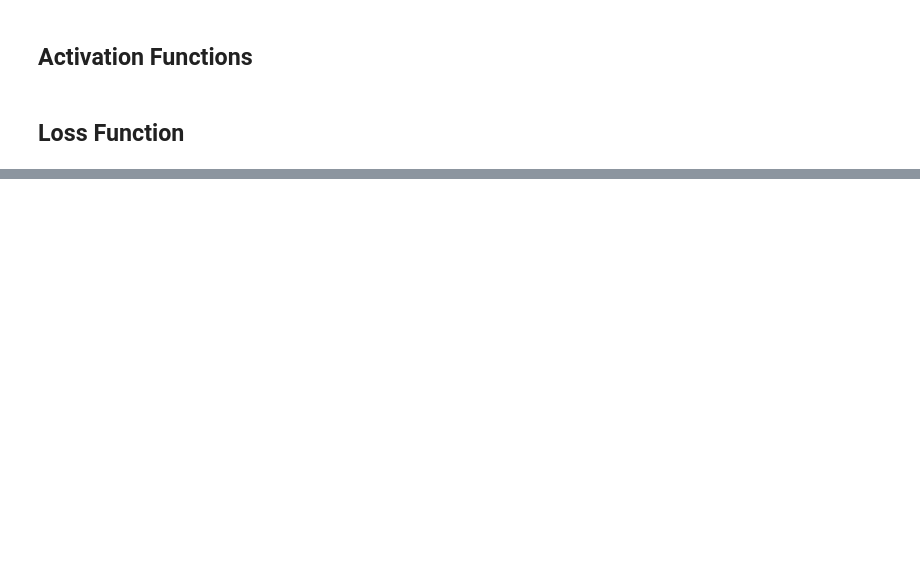
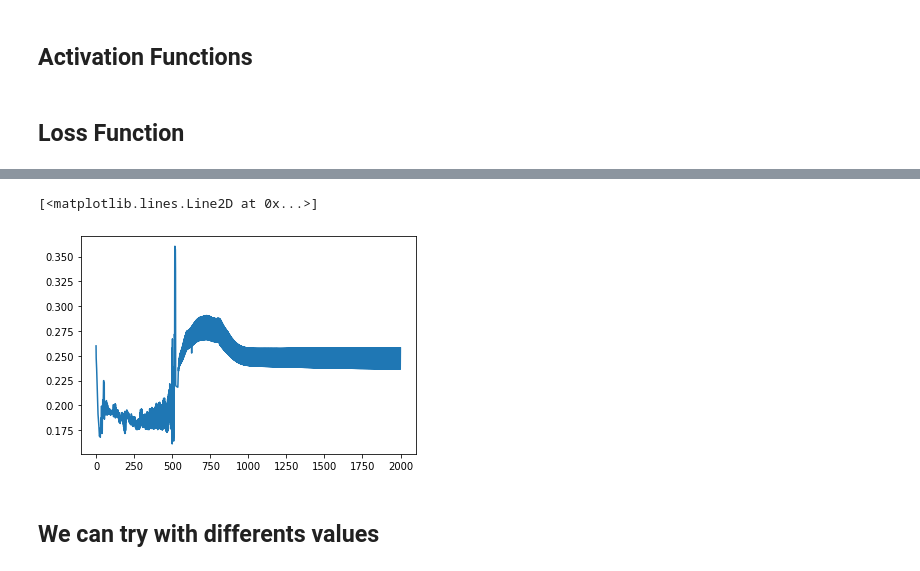
Before and after one commit to LennyRBriones/neural-networks-practices, a Jupyter notebook: first_neural_network_numpy.ipynb, the cells around one changed output, grey strips where cells are left out. Drawn from its saved outputs; the diff is of its cells as text; code cells hidden in the pictures; blank space fills up the shorter version.

Commit message:
Neural network trained

```diff
--- a/first_neural_network_numpy.ipynb
+++ b/first_neural_network_numpy.ipynb
@@ -54,7 +54,7 @@ def relu(x, derivate = False):
        x[x>0] = 1
        return x
     else:
-      return np.maximun(0,x)
+      return np.maximum(0,x)
 # %% [markdown]
 ## Loss Function
 # %%
@@ -68,8 +70,10 @@ def initialize_parameters_deep(layers_dim):
     parameters = {}
     L = len(layers_dim)
     for l in range(0,L-1):
-      parameters["W"+str(l+1)] = np.random.rand(layers_dim[l], layers_dim[l+1]) *2 -1
-      parameters["B"+str(l+1)] = np.random.rand(1, layers_dim[l+1]) *2 -1
+      parameters["W"+str(l+1)] = (np.random.rand(layers_dim[l], layers_dim[l+1]) *2) -1
+      #L+1 because the first value is the inpout value
+      parameters["b"+str(l+1)] = (np.random.rand(1, layers_dim[l+1]) *2) -1
+                                              # Bias always start dimension 1
     return parameters
 # %%
 layer_dims = [2,4,8,1]
@@ -96,0 +218,9 @@ params
+# %%
+layer_dims = [2,4,8,1]
+params = initialize_parameters_deep(layer_dims)
+errors = []
+for _ in range(50000):
+    output = train(X,0.001,params)
+    if _ % 25 == 0:
+       print(mse(Y,output))
+       errors.append(mse(Y,output))
@@ -96,0 +245,7 @@ params
+# %%
+plt.plot(errors)
+# %% [output]
+[<matplotlib.lines.Line2D at 0x...>]
+[figure, added]
+# %% [markdown]
+## We can try with differents values
```
Also changed, not shown: parts of 24 cells of this notebook.
